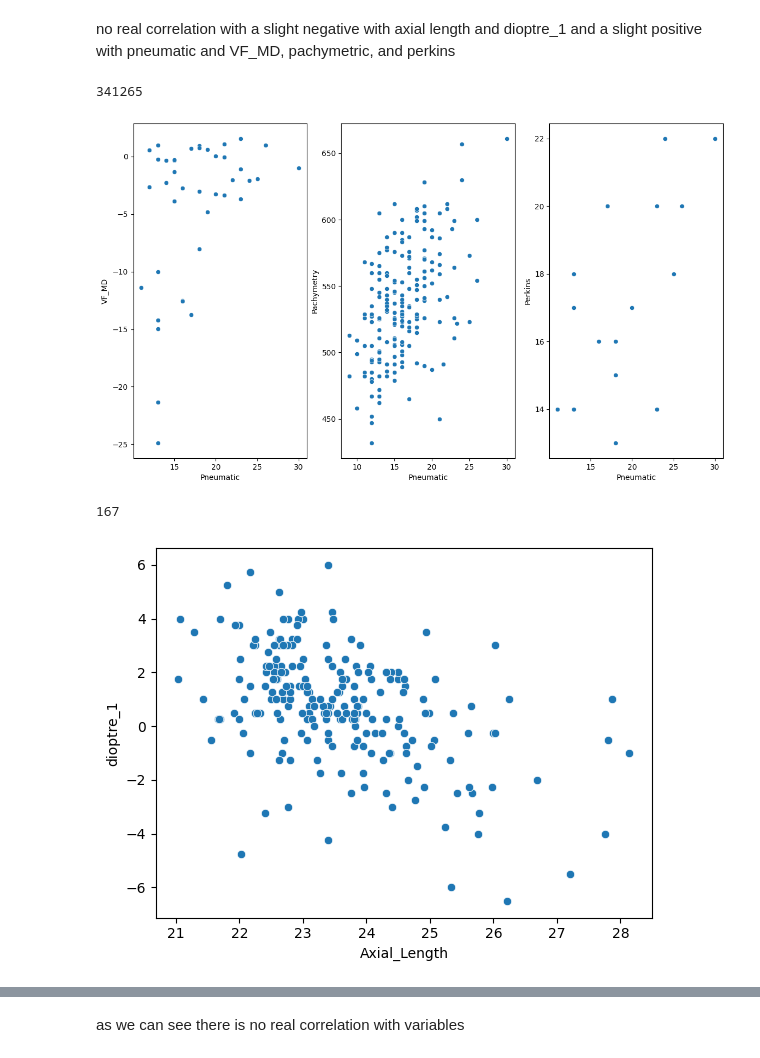
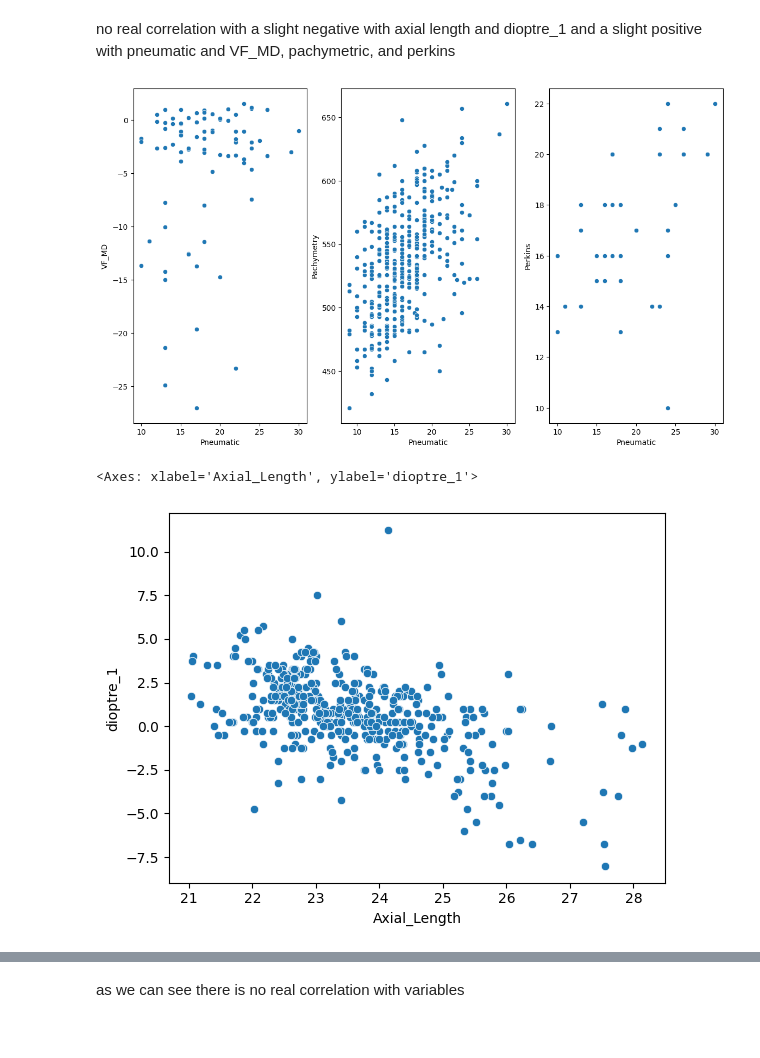
Before and after one commit to curranmaguire/data-Science-coursework, a Jupyter notebook: cgmj52_cleaner.ipynb, the cells around one changed output, grey strips where cells are left out. Cells and saved outputs as stored; diff of their text form; code cells hidden in the pictures.

```diff
--- a/cgmj52_cleaner.ipynb
+++ b/cgmj52_cleaner.ipynb
@@ -228,4 +124,4 @@ print(os['Phakic/Pseudophakic'].values)
 # %% [markdown]
 now let's try encode diagnosis we will have to check the formatting first
 # %%
-check_formatting(od,'Diagnosis', ['glaucoma','suspicious', 'healthy'])
+wrong_formats = check_formatting(combined_df,'Diagnosis', ['glaucoma','suspicious', 'healthy'])
@@ -234 +128,9 @@ check_formatting(od,'Diagnosis', ['glaucoma','suspicious', 'healthy'])
+# %%
+for i in wrong_formats:
+    if i[0] == 'h' or i[0] == 'H':
+        combined_df.loc[combined_df['Diagnosis'] == i, 'Diagnosis'] = 2
+    if i[0] == 'g' or i[0] == 'G':
+        combined_df.loc[combined_df['Diagnosis'] == i, 'Diagnosis'] = 0
+    if i[0] == 'S':
+        combined_df.loc[combined_df['Diagnosis'] == i, 'Diagnosis'] = 1
 # %%
@@ -289,4 +184,5 @@ scatter_plot_columns(od, ['dioptre_1','dioptre_2'])
 # %% [markdown]
 this value of -200 in dioptre_2 is a clear outlier and will be removed now so the data analysis can be done with more accuracy
 # %%
-od['dioptre_2'].replace(-200, np.nan, inplace=True)
+combined_df['dioptre_2'].replace(-200, np.nan, inplace=True)
+combined_df['dioptre_2'].replace(-75, np.nan, inplace=True)
@@ -367,21 +230,16 @@ sns.heatmap(od.loc[:,['Diagnosis','dioptre_1', 'dioptre_2','astigmatism','Phakic
 no real correlation with a slight negative with axial length and dioptre_1 and a slight positive with pneumatic and VF_MD, pachymetric, and perkins
 # %%
 ids = ['VF_MD', 'Pachymetry', 'Perkins']
-x=np.arange(0,len(od[ids[0]]))
+x=np.arange(0,len(combined_df[ids[0]]))
 fig, ax = plt.subplots(1, len(ids), figsize=(14, 8))
 
 for i in range(len(ids)):
-    sns.scatterplot(od, x= 'Pneumatic', y=ids[i], ax=ax[i])
-
-
-gc.collect()
+    sns.scatterplot(combined_df, x= 'Pneumatic', y=ids[i], ax=ax[i])
 # %% [output]
-341265
-[figure, old version]
+[figure, new version]
 # %%
-sns.scatterplot(od, x= 'Axial_Length', y='dioptre_1')
-gc.collect()
+sns.scatterplot(combined_df, x= 'Axial_Length', y='dioptre_1')
 # %% [output]
-167
+<Axes: xlabel='Axial_Length', ylabel='dioptre_1'>
-[figure, old version]
+[figure, new version]
 # %%
```
Also changed, not shown: parts of 36 cells of this notebook, 3 other files.
